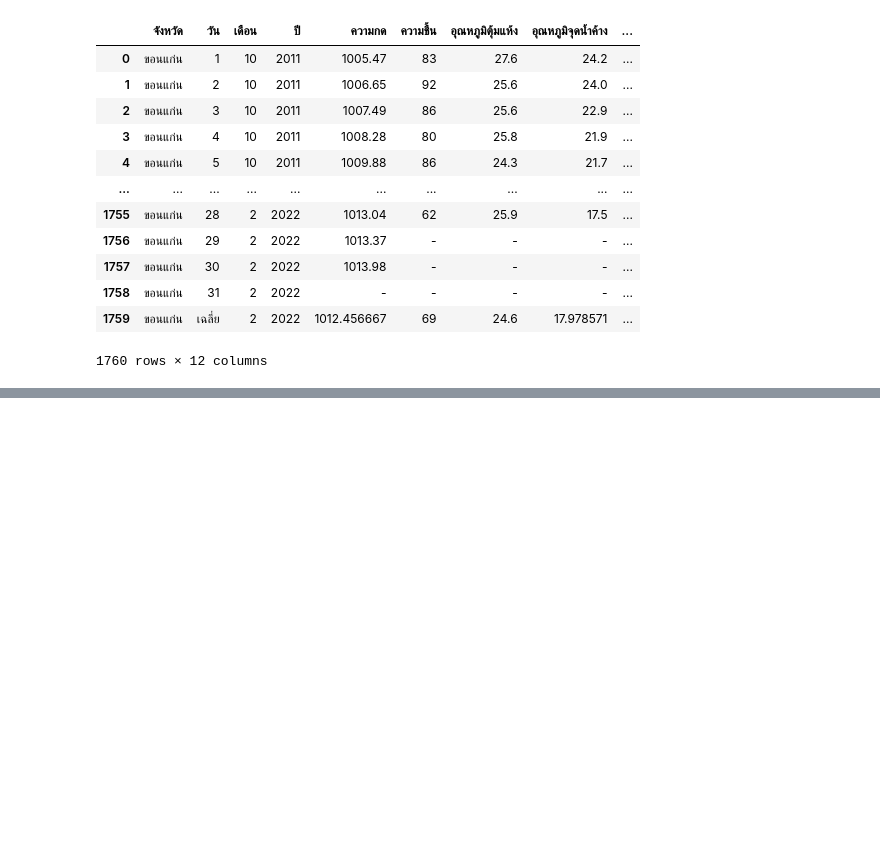
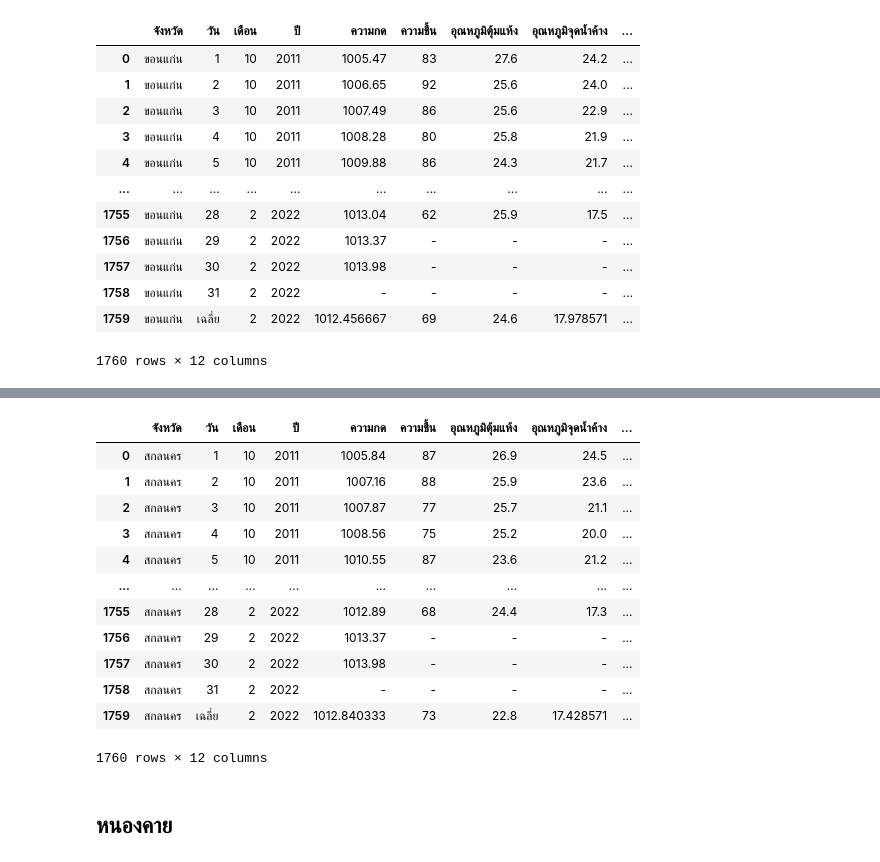
Before and after one commit to supatsara2002/bsc_dpdm22, a Jupyter notebook: Quiz_Group_5_20_of_Midterm.ipynb, the cells around one changed output, grey strips where cells are left out. Cells and saved outputs as stored; diff of their text form; code cells hidden in the pictures; blank space fills up the shorter version.

```diff
--- a/Quiz_Group_5_20_of_Midterm.ipynb
+++ b/Quiz_Group_5_20_of_Midterm.ipynb
@@ -1186,0 +1225,34 @@ kk7
+# %%
+sk_pres4 = sk_pres3[['จังหวัด','วัน','เดือน','ปี','ความกด']]
+sk_hu4 = sk_hu3[['จังหวัด','วัน','เดือน','ปี','ความชื้น']]
+sk_dry4 = sk_dry3[['จังหวัด','วัน','เดือน','ปี','อุณหภูมิตุ้มแห้ง']]
+sk_dewp4 = sk_dewp3[['จังหวัด','วัน','เดือน','ปี','อุณหภูมิจุดน้ำค้าง']]
+sk_lowt4 = sk_lowt3[['จังหวัด','วัน','เดือน','ปี','อุณหภูมิตำ่สุด']]
+sk_cl4 = sk_cl3[['จังหวัด','วัน','เดือน','ปี','จำนวนเมฆ']]
+sk_rain4 = sk_rain3[['จังหวัด','วัน','เดือน','ปี','ปริมาณฝน']]
+sk_wind4 = sk_wind3[['จังหวัด','วัน','เดือน','ปี','ความเร็วลม']]
+# %%
+sk1 = pd.merge(sk_pres4,sk_hu4)
+sk2 = pd.merge(sk1,sk_dry4)
+sk3 = pd.merge(sk2,sk_dewp4)
+sk4 = pd.merge(sk3,sk_lowt4)
+sk5 = pd.merge(sk4,sk_cl4)
+sk6 = pd.merge(sk5,sk_rain4)
+sk7 = pd.merge(sk6,sk_wind4)
+sk7
+# %% [output]
+|  | จังหวัด | วัน | เดือน | ปี | ความกด | ความชื้น | อุณหภูมิตุ้มแห้ง | อุณหภูมิจุดน้ำค้าง | ... |
+| 0 | สกลนคร | 1 | 10 | 2011 | 1005.84 | 87 | 26.9 | 24.5 | ... |
+| 1 | สกลนคร | 2 | 10 | 2011 | 1007.16 | 88 | 25.9 | 23.6 | ... |
+| 2 | สกลนคร | 3 | 10 | 2011 | 1007.87 | 77 | 25.7 | 21.1 | ... |
+| 3 | สกลนคร | 4 | 10 | 2011 | 1008.56 | 75 | 25.2 | 20.0 | ... |
+| 4 | สกลนคร | 5 | 10 | 2011 | 1010.55 | 87 | 23.6 | 21.2 | ... |
+| ... | ... | ... | ... | ... | ... | ... | ... | ... | ... |
+| 1755 | สกลนคร | 28 | 2 | 2022 | 1012.89 | 68 | 24.4 | 17.3 | ... |
+| 1756 | สกลนคร | 29 | 2 | 2022 | 1013.37 | - | - | - | ... |
+| 1757 | สกลนคร | 30 | 2 | 2022 | 1013.98 | - | - | - | ... |
+| 1758 | สกลนคร | 31 | 2 | 2022 | - | - | - | - | ... |
+| 1759 | สกลนคร | เฉลี่ย | 2 | 2022 | 1012.840333 | 73 | 22.8 | 17.428571 | ... |
+1760 rows × 12 columns
+# %% [markdown]
+## หนองคาย
```
Also changed, not shown: parts of 12 cells of this notebook.
